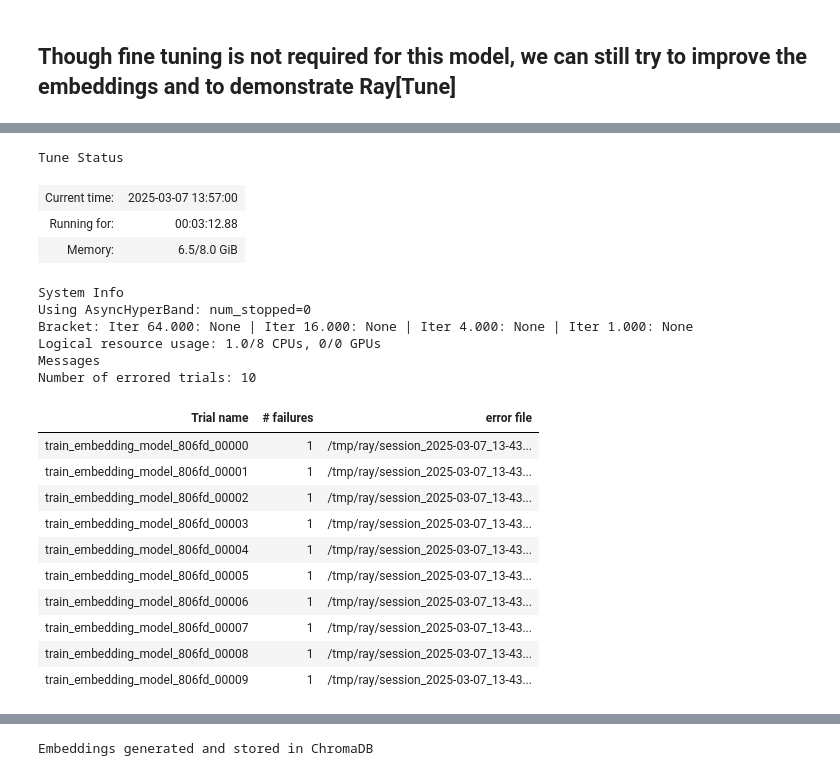
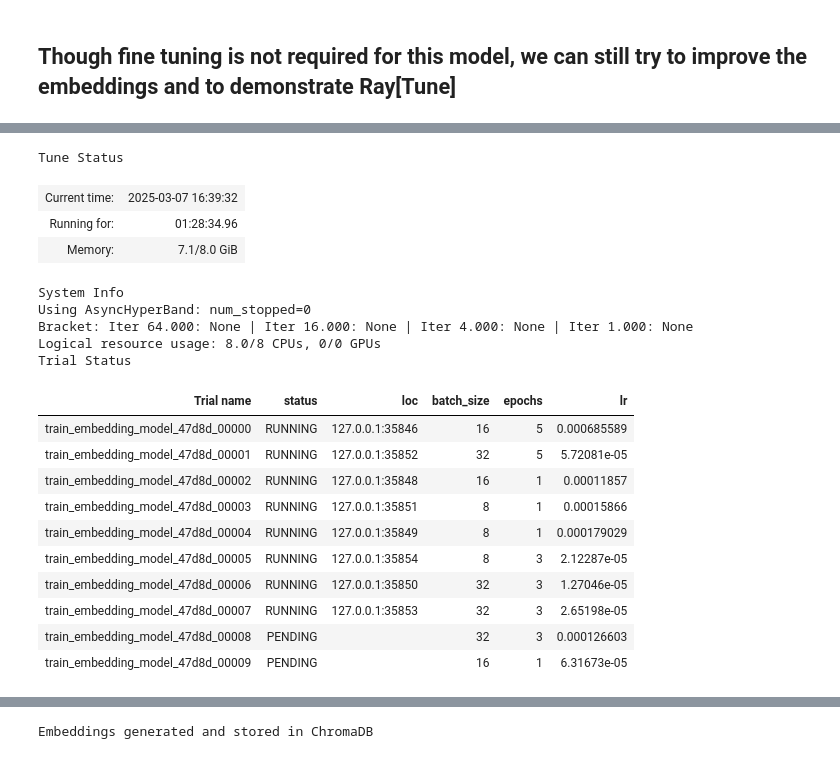
Before and after one commit to vivekprasanna/ShopTalk, a Jupyter notebook: research-initial python notebooks/ShopTalk-DataCleaning.ipynb, the cells around one changed output, grey strips where cells are left out. Saved outputs shown, nothing was run; the diff lists cells and outputs as text; code cells hidden in the pictures.

Commit message:
added working ray[tune] code

```diff
--- a/research-initial python notebooks/ShopTalk-DataCleaning.ipynb
+++ b/research-initial python notebooks/ShopTalk-DataCleaning.ipynb
@@ -556,63 +565,74 @@ Successfully installed accelerate-1.4.0
 # %%
-### UNFORTUNATELY I CANNOT RUN RAY[TUNE] BECAUSE OF MY ENVIRONMENT KEEPS CRASHING
-
 import ray
 from ray import tune
 from ray.tune.schedulers import ASHAScheduler
-from sentence_transformers import SentenceTransformer, losses, InputExample
+from sentence_transformers import SentenceTransformer, InputExample, losses
 from torch.utils.data import DataLoader
 import torch
+from sentence_transformers.losses import MultipleNegativesRankingLoss
+import pandas as pd
 
-df_tune_sample = df_sample.sample(200)
+df_tune_sample = df_merged_master.sample(100)
+train_data = []
 
-# Load and preprocess dataset
-train_data = [InputExample(texts=[row['complete_product_description']], label=0) for _, row in df_tune_sample.iterrows()]
+for _, row in df_tune_sample.iterrows():
+    # Select similar products from the same category
+    similar_products = df_merged_master[df_merged_master['product_type'] == row['product_type']]
 
-# Define the fine-tuning function
+    # Ensure there are valid similar products
+    if not similar_products.empty:
+        sampled_product = similar_products.sample(1).iloc[0]  # Randomly pick one similar product
+        train_data.append(InputExample(texts=[row['enhanced_product_desc'], sampled_product['enhanced_product_desc']]))
+
+print(f"Total Training Samples: {len(train_data)}")  # Debugging
+
+# Define fine-tuning function
 def train_embedding_model(config):
     model = SentenceTransformer("sentence-transformers/all-MiniLM-L6-v2")  # Load base model
     train_dataloader = DataLoader(train_data, batch_size=config["batch_size"], shuffle=True)
-    train_loss = losses.CosineSimilarityLoss(model)
+    train_loss = MultipleNegativesRankingLoss(model)
 
-    # Use Adam optimizer
-    optimizer = torch.optim.Adam(model.parameters(), lr=config["lr"])
+    model.fit(train_objectives=[(train_dataloader, train_loss)], epochs=config["epochs"], warmup_steps=100)
 
-    for epoch in range(config["epochs"]):
-        model.fit(train_objectives=[(train_dataloader, train_loss)], epochs=1, warmup_steps=100)
+    # Report loss for hyperparameter tuning
+    tune.report(loss=model.evaluate(train_dataloader, [train_loss]))
 
-    # Save model after training
+    # Save the fine-tuned model
     model.save("fine_tuned_embedding_model")
 
 # Run Ray Tune hyperparameter search
 search_space = {
     "lr": tune.loguniform(1e-5, 1e-3),
     "batch_size": tune.choice([8, 16, 32]),
     "epochs": tune.choice([1, 3, 5])
 }
 
 scheduler = ASHAScheduler(metric="loss", mode="min")
-tuner = tune.Tuner(train_embedding_model, param_space=search_space, tune_config=tune.TuneConfig(num_samples=10, scheduler=scheduler))
+tuner = tune.Tuner(
+    train_embedding_model,
+    param_space=search_space,
+    tune_config=tune.TuneConfig(num_samples=10, scheduler=scheduler)
+)
 
 tuner.fit()
 # %% [output]
 Tune Status
-| Current time: | 2025-03-07 13:57:00 |
-| Running for: | 00:03:12.88 |
-| Memory: | 6.5/8.0 GiB |
+| Current time: | 2025-03-07 16:39:32 |
+| Running for: | 01:28:34.96 |
+| Memory: | 7.1/8.0 GiB |
 System Info
 Using AsyncHyperBand: num_stopped=0
 Bracket: Iter 64.000: None | Iter 16.000: None | Iter 4.000: None | Iter 1.000: None
-Logical resource usage: 1.0/8 CPUs, 0/0 GPUs
-Messages
-Number of errored trials: 10
+Logical resource usage: 8.0/8 CPUs, 0/0 GPUs
+Trial Status
-| Trial name | # failures | error file |
-| train_embedding_model_806fd_00000 | 1 | /tmp/ray/session_2025-03-07_13-43... |
-| train_embedding_model_806fd_00001 | 1 | /tmp/ray/session_2025-03-07_13-43... |
-| train_embedding_model_806fd_00002 | 1 | /tmp/ray/session_2025-03-07_13-43... |
-| train_embedding_model_806fd_00003 | 1 | /tmp/ray/session_2025-03-07_13-43... |
-| train_embedding_model_806fd_00004 | 1 | /tmp/ray/session_2025-03-07_13-43... |
-| train_embedding_model_806fd_00005 | 1 | /tmp/ray/session_2025-03-07_13-43... |
-| train_embedding_model_806fd_00006 | 1 | /tmp/ray/session_2025-03-07_13-43... |
-| train_embedding_model_806fd_00007 | 1 | /tmp/ray/session_2025-03-07_13-43... |
-| train_embedding_model_806fd_00008 | 1 | /tmp/ray/session_2025-03-07_13-43... |
-| train_embedding_model_806fd_00009 | 1 | /tmp/ray/session_2025-03-07_13-43... |
+| Trial name | status | loc | batch_size | epochs | lr |
+| train_embedding_model_47d8d_00000 | RUNNING | 127.0.0.1:35846 | 16 | 5 | 0.000685589 |
+| train_embedding_model_47d8d_00001 | RUNNING | 127.0.0.1:35852 | 32 | 5 | 5.72081e-05 |
+| train_embedding_model_47d8d_00002 | RUNNING | 127.0.0.1:35848 | 16 | 1 | 0.00011857 |
+| train_embedding_model_47d8d_00003 | RUNNING | 127.0.0.1:35851 | 8 | 1 | 0.00015866 |
+| train_embedding_model_47d8d_00004 | RUNNING | 127.0.0.1:35849 | 8 | 1 | 0.000179029 |
+| train_embedding_model_47d8d_00005 | RUNNING | 127.0.0.1:35854 | 8 | 3 | 2.12287e-05 |
+| train_embedding_model_47d8d_00006 | RUNNING | 127.0.0.1:35850 | 32 | 3 | 1.27046e-05 |
+| train_embedding_model_47d8d_00007 | RUNNING | 127.0.0.1:35853 | 32 | 3 | 2.65198e-05 |
+| train_embedding_model_47d8d_00008 | PENDING |  | 32 | 3 | 0.000126603 |
+| train_embedding_model_47d8d_00009 | PENDING |  | 16 | 1 | 6.31673e-05 |
```
Also changed, not shown: parts of 2 cells of this notebook.
